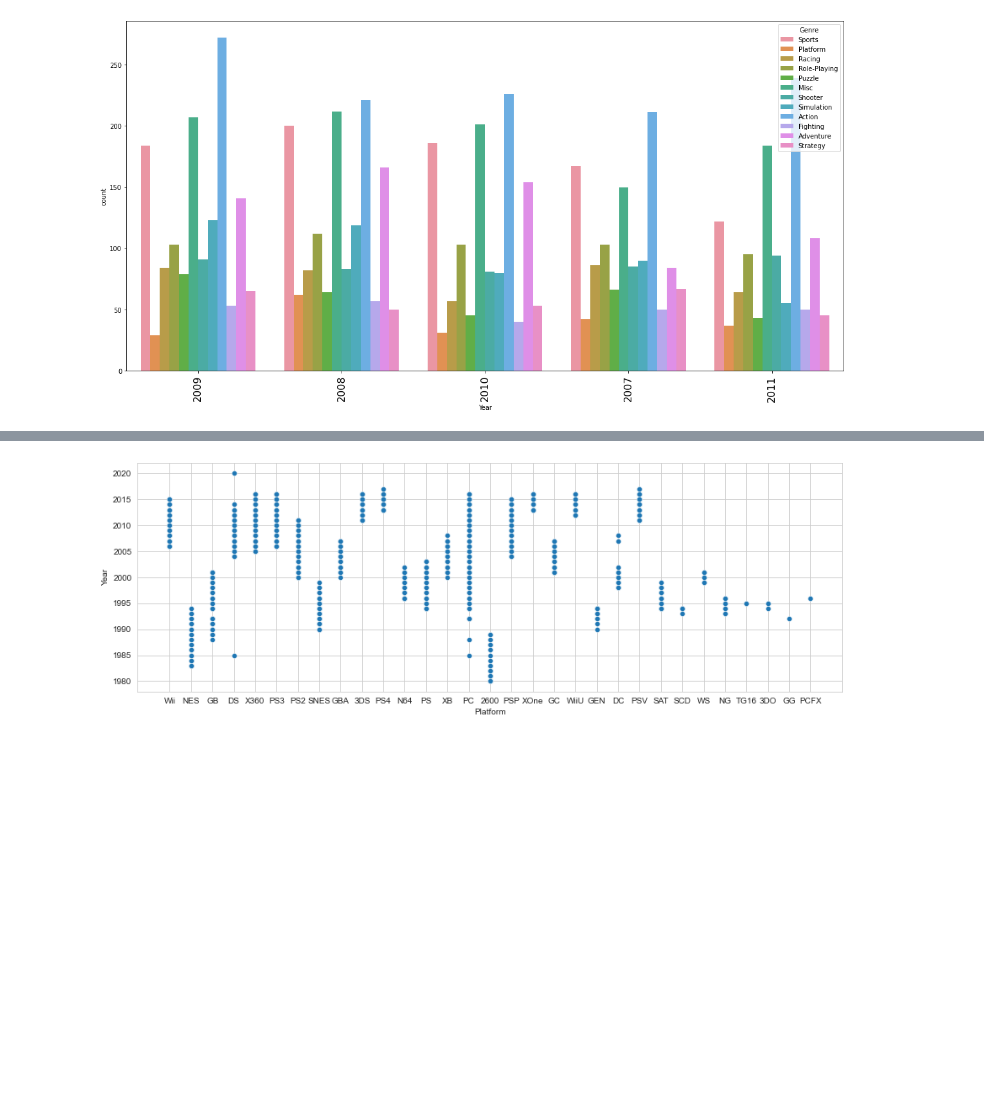
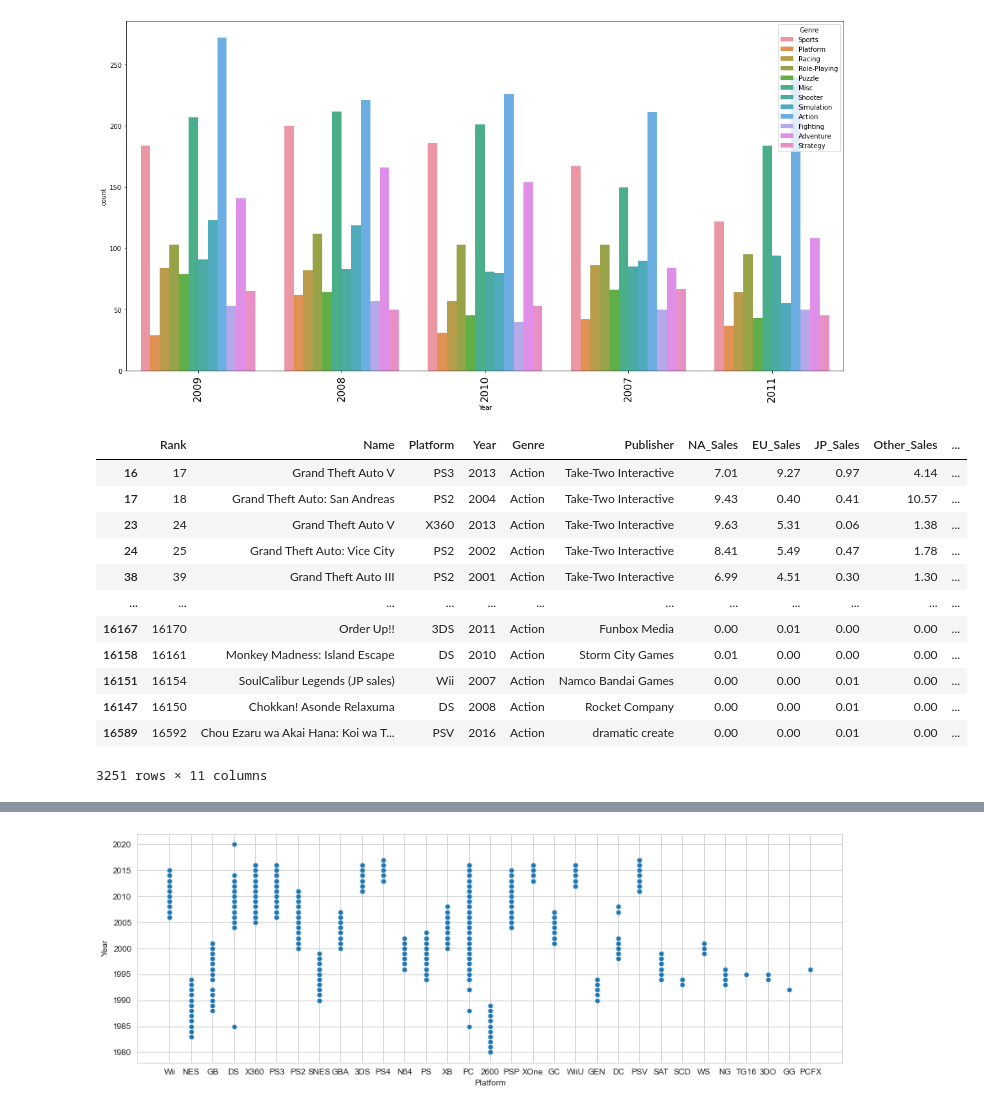
Before and after one commit to stdynv/suivi_projet_data, a Jupyter notebook: projet.ipynb, the cells around one changed output, grey strips where cells are left out. Drawn from its saved outputs; the diff is of its cells as text; code cells hidden in the pictures; blank space fills up the shorter version.

```diff
--- a/projet.ipynb
+++ b/projet.ipynb
@@ -146,3 +133,20 @@ sns.countplot(x="Year", data=df, hue='Genre', order=df["Year"].value_counts().il
 plt.xticks(size=16, rotation=90);
 # %% [output]
 [figure]
+# %%
+df2 = df[df["Genre"]=="Action"]
+df2.sort_values(by='Global_Sales',ascending=False)
+# %% [output]
+|  | Rank | Name | Platform | Year | Genre | Publisher | NA_Sales | EU_Sales | JP_Sales | Other_Sales | ... |
+| 16 | 17 | Grand Theft Auto V | PS3 | 2013 | Action | Take-Two Interactive | 7.01 | 9.27 | 0.97 | 4.14 | ... |
+| 17 | 18 | Grand Theft Auto: San Andreas | PS2 | 2004 | Action | Take-Two Interactive | 9.43 | 0.40 | 0.41 | 10.57 | ... |
+| 23 | 24 | Grand Theft Auto V | X360 | 2013 | Action | Take-Two Interactive | 9.63 | 5.31 | 0.06 | 1.38 | ... |
+| 24 | 25 | Grand Theft Auto: Vice City | PS2 | 2002 | Action | Take-Two Interactive | 8.41 | 5.49 | 0.47 | 1.78 | ... |
+| 38 | 39 | Grand Theft Auto III | PS2 | 2001 | Action | Take-Two Interactive | 6.99 | 4.51 | 0.30 | 1.30 | ... |
+| ... | ... | ... | ... | ... | ... | ... | ... | ... | ... | ... | ... |
+| 16167 | 16170 | Order Up!! | 3DS | 2011 | Action | Funbox Media | 0.00 | 0.01 | 0.00 | 0.00 | ... |
+| 16158 | 16161 | Monkey Madness: Island Escape | DS | 2010 | Action | Storm City Games | 0.01 | 0.00 | 0.00 | 0.00 | ... |
+| 16151 | 16154 | SoulCalibur Legends (JP sales) | Wii | 2007 | Action | Namco Bandai Games | 0.00 | 0.00 | 0.01 | 0.00 | ... |
+| 16147 | 16150 | Chokkan! Asonde Relaxuma | DS | 2008 | Action | Rocket Company | 0.00 | 0.00 | 0.01 | 0.00 | ... |
+| 16589 | 16592 | Chou Ezaru wa Akai Hana: Koi wa T... | PSV | 2016 | Action | dramatic create | 0.00 | 0.00 | 0.01 | 0.00 | ... |
+3251 rows × 11 columns
```
Also changed, not shown: parts of 6 cells of this notebook, 1 other file.
